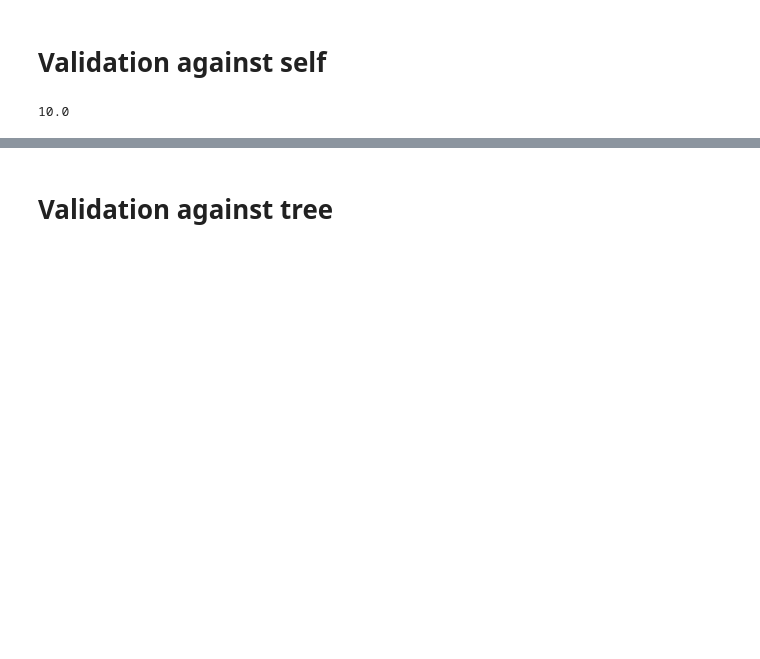
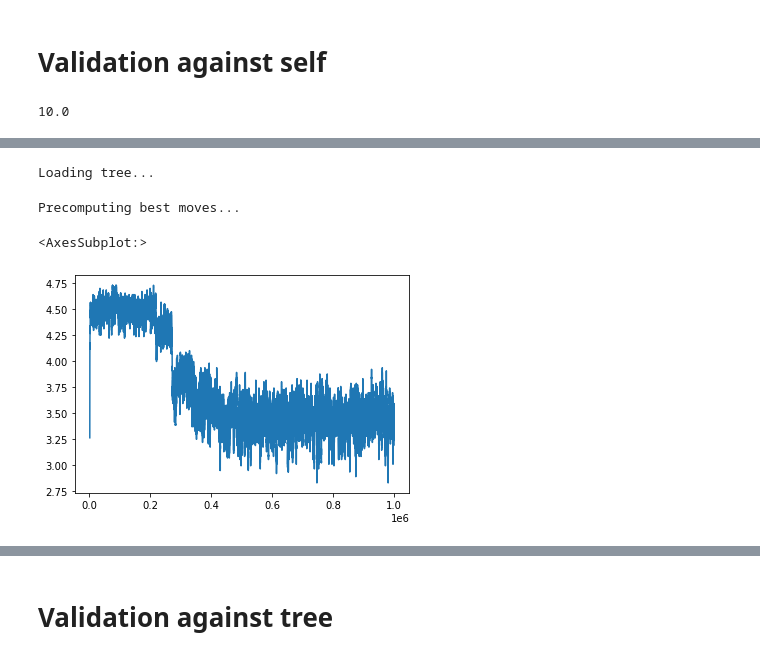
Before and after one commit to PaulHiemstra/ideas, a Jupyter notebook: tictactoe_graph/tactoe_rl.ipynb, the cells around one changed output, grey strips where cells are left out. Drawn from its saved outputs; the diff is of its cells as text; code cells hidden in the pictures; blank space fills up the shorter version.

Commit message:
Now fully learning against the tree

```diff
--- a/tictactoe_graph/tactoe_rl.ipynb
+++ b/tictactoe_graph/tactoe_rl.ipynb
@@ -30,17 +30,17 @@ a = np.array(list(d.values()))
 # %% [markdown]
 # Training against self
 # %%
-player1 = Player(1,
+player1 = Player_vs_self(1,
                  alpha = 0.1,
                  gamma = 0.9,
                  epsilon = 0.1)
-player2 = Player(-1,
+player2 = Player_vs_self(-1,
                  alpha = 0.1,
                  gamma = 0.9,
                  epsilon = 0.4)
 
 # Training the policy
-player1, player2, p1_rewards, p2_rewards, paths = play_tictactoe(1000000, player1, player2, verbose=False)
+player1, player2, p1_rewards, p2_rewards, paths = play_tictactoe_vs_self(1000000, player1, player2, verbose=False)
 print('\n')
 print(len(player1.get_qtable()))
 print(len(player2.get_qtable()))
@@ -71,0 +174,22 @@ pd.Series(p1_rewards).mean()
+# %%
+tictactoe = Tictoe(3)
+player_tree = Player_vs_tree(1,
+                            alpha = 0.01,
+                            gamma = 0.8,
+                            epsilon = 0.1)
+
+no_episodes = 1000000
+rewards = np.zeros(no_episodes)
+for ep_idx in tqdm(range(no_episodes)):
+    while not tictactoe.is_endstate():
+        tictactoe = player_tree.make_move(tictactoe, False)
+    rewards[ep_idx] = tictactoe.get_reward(1)
+    tictactoe.reset_board()
+# %% [output]
+Loading tree...
+Precomputing best moves...
+# %%
+pd.Series(rewards).rolling(1000).mean().plot()
+# %% [output]
+<AxesSubplot:>
+[figure, added]
```
Also changed, not shown: parts of 17 cells of this notebook, 1 other file.
